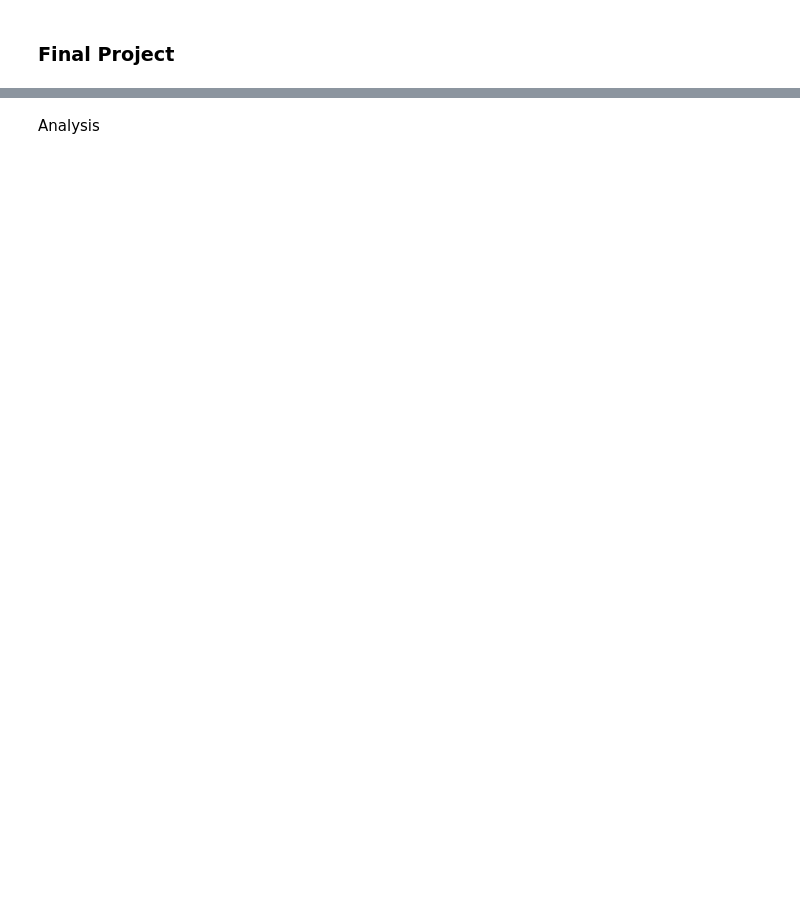
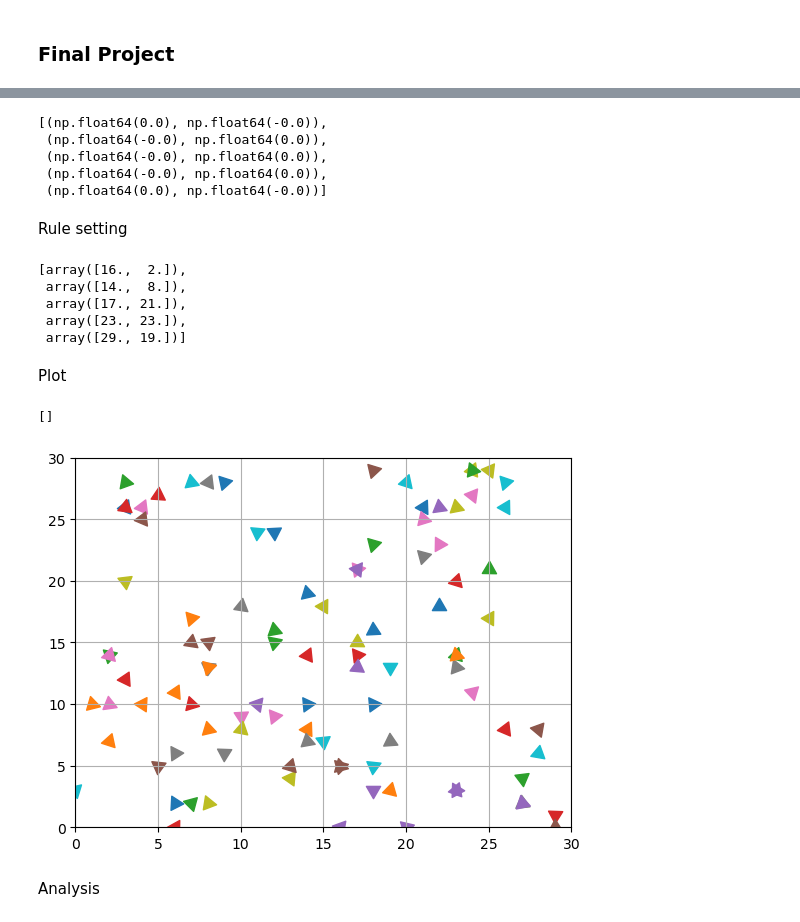
Before and after one commit to Bobomoto/PHYS250-Final-Project, a Jupyter notebook: Finalproject.ipynb, the cells around one changed output, grey strips where cells are left out. Cells and saved outputs as stored; diff of their text form; code cells hidden in the pictures; blank space fills up the shorter version.

Commit message:
going to sleep now, initialized and started rule setting. Hopefully have functioning simulation tomorrow with analysis

```diff
--- a/Finalproject.ipynb
+++ b/Finalproject.ipynb
@@ -40,0 +17,26 @@ xcoords, ycoords = zip(*motcoords)
+# %%
+N = 5 #number of fish
+poolsize = 30 #relative to body length, maybe 1000
+maxvelocity = 10 #bodylength per seconds
+
+#init coordinations
+motcoords = [(rng.randint(0,poolsize),rng.randint(0,poolsize)) for i in np.arange(N)]
+xcoords, ycoords = zip(*motcoords)
+
+#init orientations
+motangles = [rng.randint(0,360) for i in np.arange(N)]
+radmotangles = np.deg2rad(motangles)
+
+#initialize velocity magnitude array
+motvelmag = np.zeros(N)
+
+#create a velocity (direction & magnitude) array
+motvel = [(motvelmag[i]*np.cos(radmotangles[i]),motvelmag[i]*np.sin(radmotangles[i])) for i in np.arange(N)]
+# %% [output]
+[(np.float64(0.0), np.float64(-0.0)),
+ (np.float64(-0.0), np.float64(0.0)),
+ (np.float64(-0.0), np.float64(0.0)),
+ (np.float64(-0.0), np.float64(0.0)),
+ (np.float64(0.0), np.float64(-0.0))]
+# %% [markdown]
+Rule setting
@@ -40,0 +58,13 @@ xcoords, ycoords = zip(*motcoords)
+# %%
+#movement setting
+#1. update acceleration (new velocity magnitude)
+#2. update orientation
+#3. update coordinate based on new velocity
+t = 1 #timestep doesn't have to be 1, since fish think faster than they move maybe this should be lower like 10-100 milliseconds
+newmotcoords = [np.add(motcoords[i],motvel[i]*t) for i in np.arange(N)] # x = x+vt for all fish
+# %% [output]
+[array([16.,  2.]),
+ array([14.,  8.]),
+ array([17., 21.]),
+ array([23., 23.]),
+ array([29., 19.])]
@@ -41,2 +74,18 @@ xcoords, ycoords = zip(*motcoords)
+# %% [markdown]
+Plot
+# %%
+fig, ax = plt.subplots()
+#scaling follows s = 125000/x^2 where x is the width of the coordinate
+
+for i in np.arange(N):
+    ax.scatter(xcoords[i],ycoords[i], marker = (3,0, motangles[i]), s = 125000/poolsize**2)
+
+ax.set_xlim(0,poolsize)
+ax.set_ylim(0,poolsize)
+ax.grid()
+plt.plot()
+# %% [output]
+[]
+[figure, added]
 # %% [markdown]
 Analysis
```
Also changed, not shown: parts of 6 cells of this notebook.
